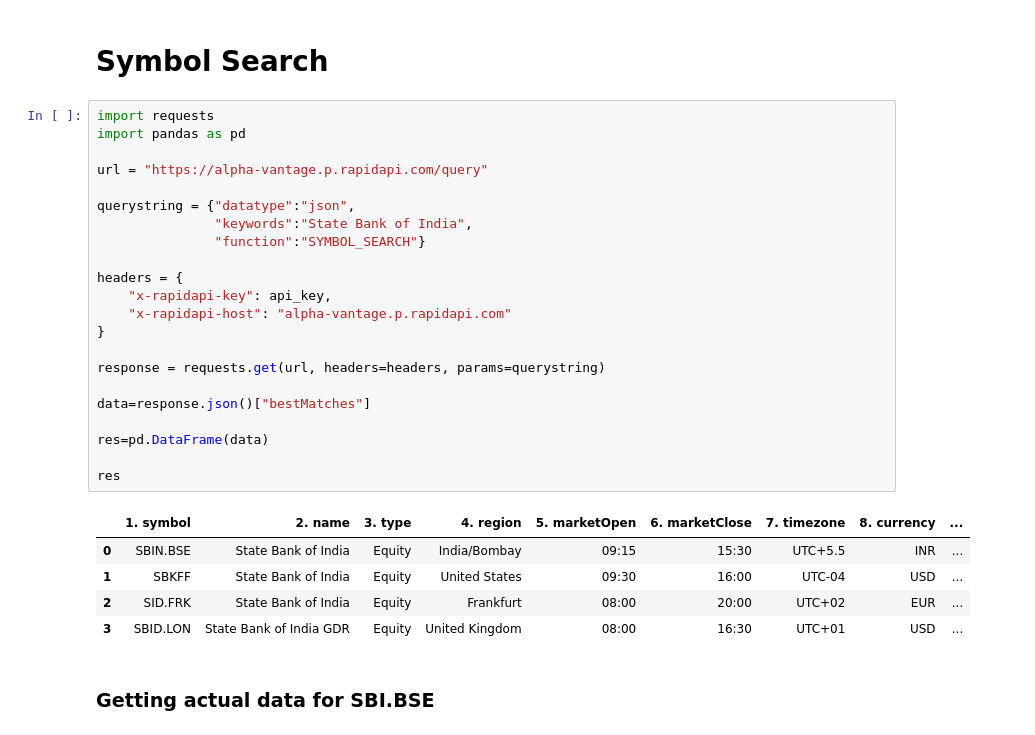
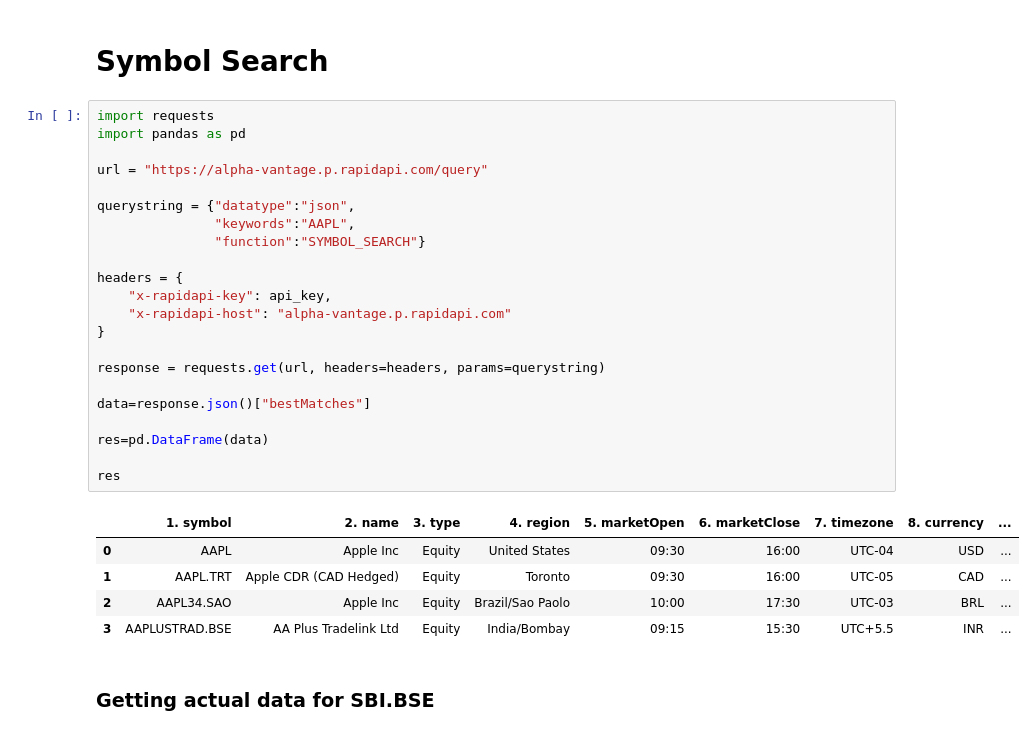
Before and after one commit to Vijayalaxmi-Git/streamlit_api_project, a Jupyter notebook: api.ipynb, the cells around one changed output. Drawn from its saved outputs; the diff is of its cells as text.

```diff
--- a/api.ipynb
+++ b/api.ipynb
@@ -13,31 +13,31 @@ api_key
 # %%
 import requests
 import pandas as pd
 
 url = "https://alpha-vantage.p.rapidapi.com/query"
 
 querystring = {"datatype":"json",
-               "keywords":"State Bank of India",
+               "keywords":"AAPL",
                "function":"SYMBOL_SEARCH"}
 
 headers = {
 	"x-rapidapi-key": api_key,
 	"x-rapidapi-host": "alpha-vantage.p.rapidapi.com"
 }
 
 response = requests.get(url, headers=headers, params=querystring)
 
 data=response.json()["bestMatches"]
 
 res=pd.DataFrame(data)
 
 res
 # %% [output]
 |  | 1. symbol | 2. name | 3. type | 4. region | 5. marketOpen | 6. marketClose | 7. timezone | 8. currency | ... |
-| 0 | SBIN.BSE | State Bank of India | Equity | India/Bombay | 09:15 | 15:30 | UTC+5.5 | INR | ... |
-| 1 | SBKFF | State Bank of India | Equity | United States | 09:30 | 16:00 | UTC-04 | USD | ... |
-| 2 | SID.FRK | State Bank of India | Equity | Frankfurt | 08:00 | 20:00 | UTC+02 | EUR | ... |
-| 3 | SBID.LON | State Bank of India GDR | Equity | United Kingdom | 08:00 | 16:30 | UTC+01 | USD | ... |
+| 0 | AAPL | Apple Inc | Equity | United States | 09:30 | 16:00 | UTC-04 | USD | ... |
+| 1 | AAPL.TRT | Apple CDR (CAD Hedged) | Equity | Toronto | 09:30 | 16:00 | UTC-05 | CAD | ... |
+| 2 | AAPL34.SAO | Apple Inc | Equity | Brazil/Sao Paolo | 10:00 | 17:30 | UTC-03 | BRL | ... |
+| 3 | AAPLUSTRAD.BSE | AA Plus Tradelink Ltd | Equity | India/Bombay | 09:15 | 15:30 | UTC+5.5 | INR | ... |
 # %% [markdown]
 ### Getting actual data for SBI.BSE
 # %%
```
Also changed, not shown: parts of 5 cells of this notebook.
